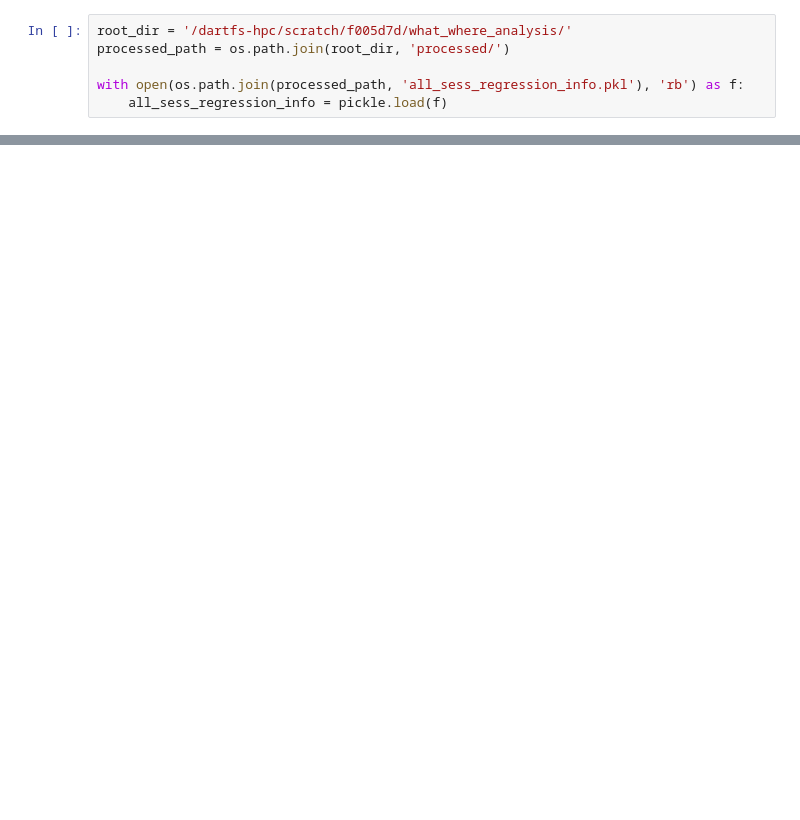
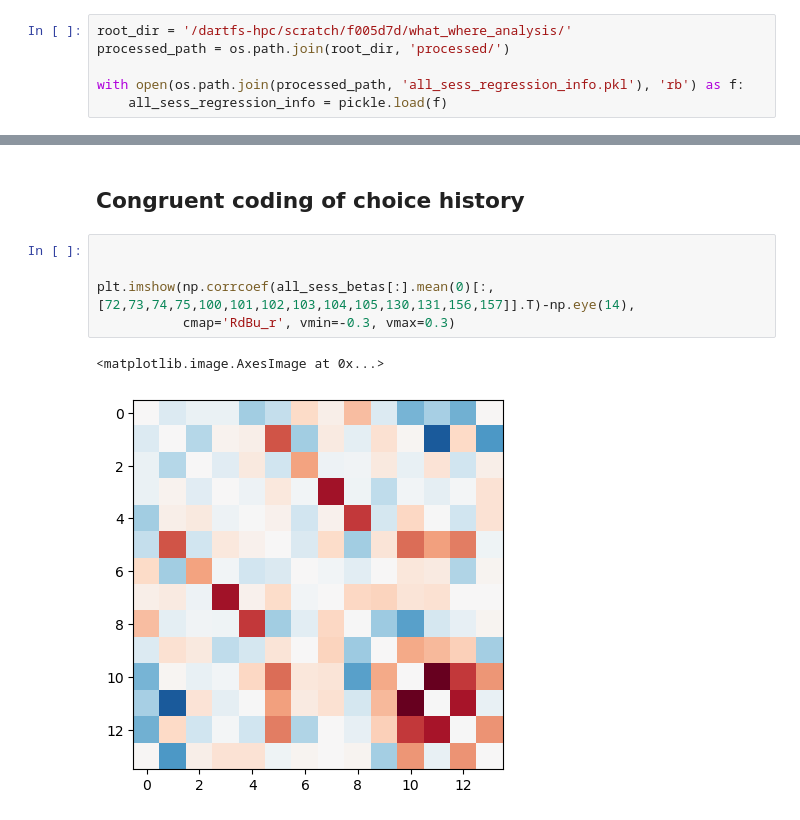
Before and after one commit to slenderham/what-where-task-analysis, a Jupyter notebook: analysis.ipynb, the cells around one changed output, grey strips where cells are left out. Saved outputs shown, nothing was run; the diff lists cells and outputs as text; blank space fills up the shorter version.

```diff
--- a/analysis.ipynb
+++ b/analysis.ipynb
@@ -104,0 +146,10 @@ fig.tight_layout()
+# %% [markdown]
+## Congruent coding of choice history
+# %%
+
+
+plt.imshow(np.corrcoef(all_sess_betas[:].mean(0)[:,[72,73,74,75,100,101,102,103,104,105,130,131,156,157]].T)-np.eye(14),
+           cmap='RdBu_r', vmin=-0.3, vmax=0.3)
+# %% [output]
+<matplotlib.image.AxesImage at 0x...>
+[figure, added]
```
Also changed, not shown: parts of 27 cells of this notebook.
